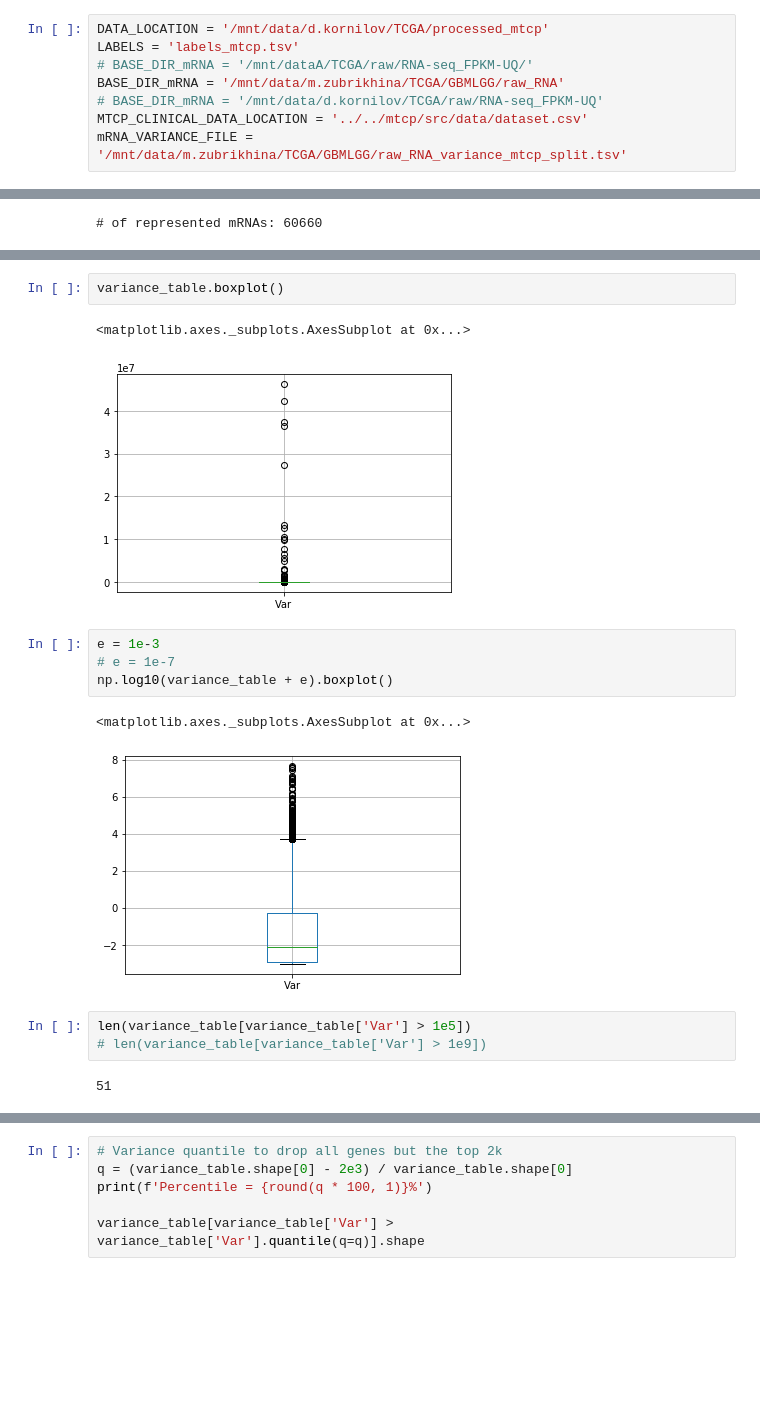
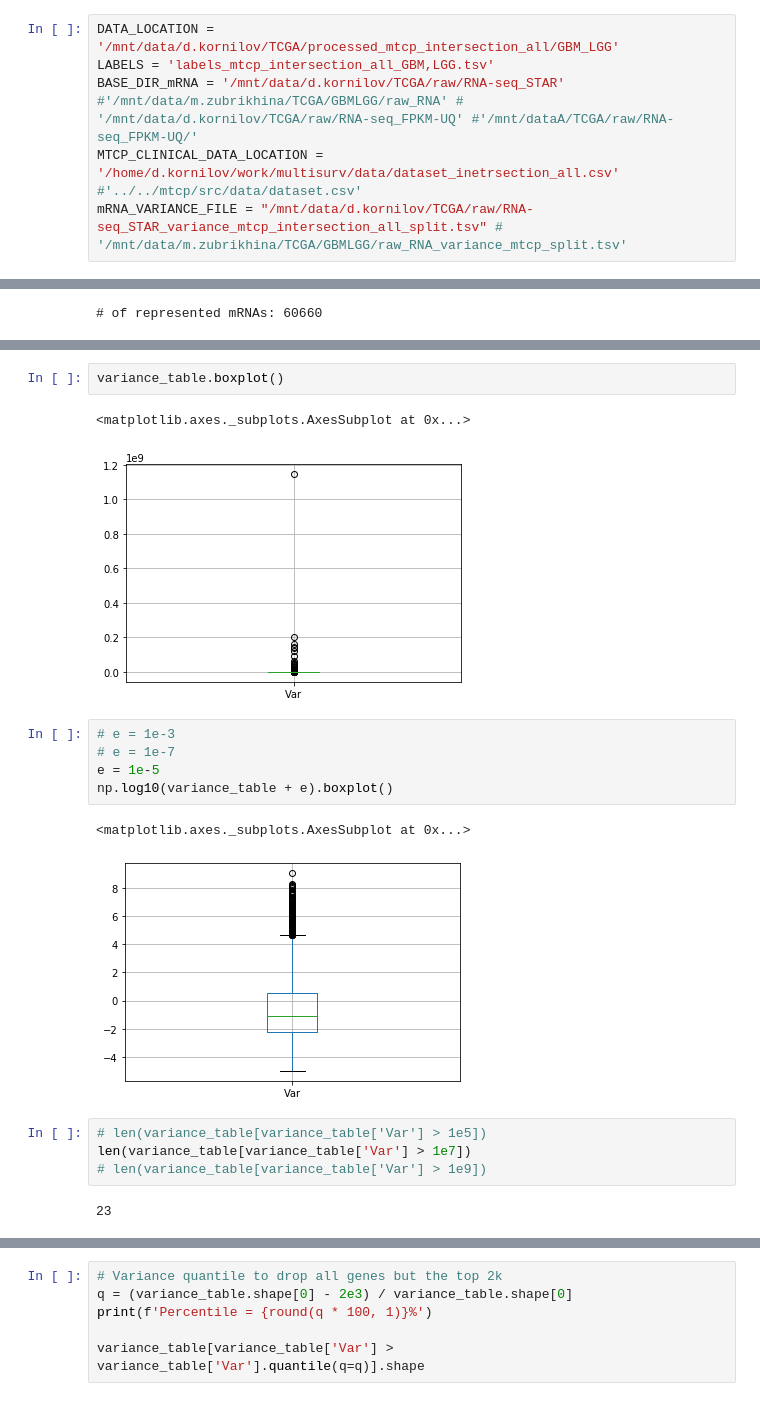
Before and after one commit to dwemer8/multisurv, a Jupyter notebook: data/preprocess_omics.ipynb, the cells around one changed output, grey strips where cells are left out. Drawn from its saved outputs; the diff is of its cells as text; blank space fills up the shorter version.

```diff
--- a/data/preprocess_omics.ipynb
+++ b/data/preprocess_omics.ipynb
@@ -19,10 +19,8 @@ pd.set_option('display.max_rows', 500)
 pd.set_option('display.max_columns', 500)
 pd.set_option('display.width', 1000)
 # %%
-DATA_LOCATION = '/mnt/data/d.kornilov/TCGA/processed_mtcp'
-LABELS = 'labels_mtcp.tsv'
-# BASE_DIR_mRNA = '/mnt/dataA/TCGA/raw/RNA-seq_FPKM-UQ/'
-BASE_DIR_mRNA = '/mnt/data/m.zubrikhina/TCGA/GBMLGG/raw_RNA'
-# BASE_DIR_mRNA = '/mnt/data/d.kornilov/TCGA/raw/RNA-seq_FPKM-UQ'
-MTCP_CLINICAL_DATA_LOCATION = '../../mtcp/src/data/dataset.csv'
-mRNA_VARIANCE_FILE = '/mnt/data/m.zubrikhina/TCGA/GBMLGG/raw_RNA_variance_mtcp_split.tsv'
+DATA_LOCATION = '/mnt/data/d.kornilov/TCGA/processed_mtcp_intersection_all/GBM_LGG'
+LABELS = 'labels_mtcp_intersection_all_GBM,LGG.tsv'
+BASE_DIR_mRNA = '/mnt/data/d.kornilov/TCGA/raw/RNA-seq_STAR' #'/mnt/data/m.zubrikhina/TCGA/GBMLGG/raw_RNA' # '/mnt/data/d.kornilov/TCGA/raw/RNA-seq_FPKM-UQ' #'/mnt/dataA/TCGA/raw/RNA-seq_FPKM-UQ/'
+MTCP_CLINICAL_DATA_LOCATION = '/home/d.kornilov/work/multisurv/data/dataset_inetrsection_all.csv' #'../../mtcp/src/data/dataset.csv'
+mRNA_VARIANCE_FILE = "/mnt/data/d.kornilov/TCGA/raw/RNA-seq_STAR_variance_mtcp_intersection_all_split.tsv" # '/mnt/data/m.zubrikhina/TCGA/GBMLGG/raw_RNA_variance_mtcp_split.tsv'
@@ -558,17 +534,19 @@ variance_table.describe()
 variance_table.boxplot()
 # %% [output]
 <matplotlib.axes._subplots.AxesSubplot at 0x...>
-[figure, old version]
+[figure, new version]
 # %%
-e = 1e-3
+# e = 1e-3
 # e = 1e-7
+e = 1e-5
 np.log10(variance_table + e).boxplot()
 # %% [output]
 <matplotlib.axes._subplots.AxesSubplot at 0x...>
-[figure, old version]
+[figure, new version]
 # %%
-len(variance_table[variance_table['Var'] > 1e5])
+# len(variance_table[variance_table['Var'] > 1e5])
+len(variance_table[variance_table['Var'] > 1e7])
 # len(variance_table[variance_table['Var'] > 1e9])
 # %% [output]
-51
+23
 # %%
```
Also changed, not shown: parts of 68 cells of this notebook, 9 other files.
